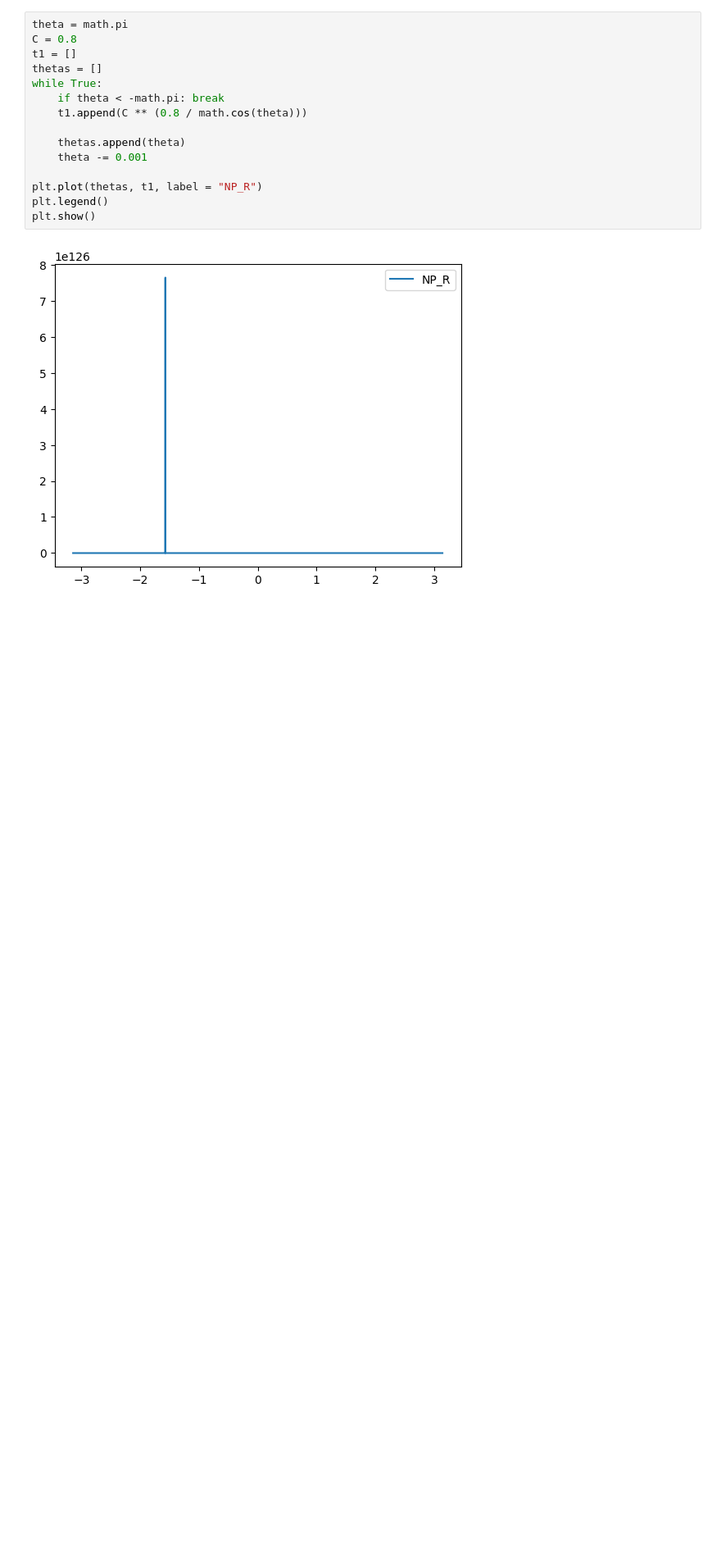
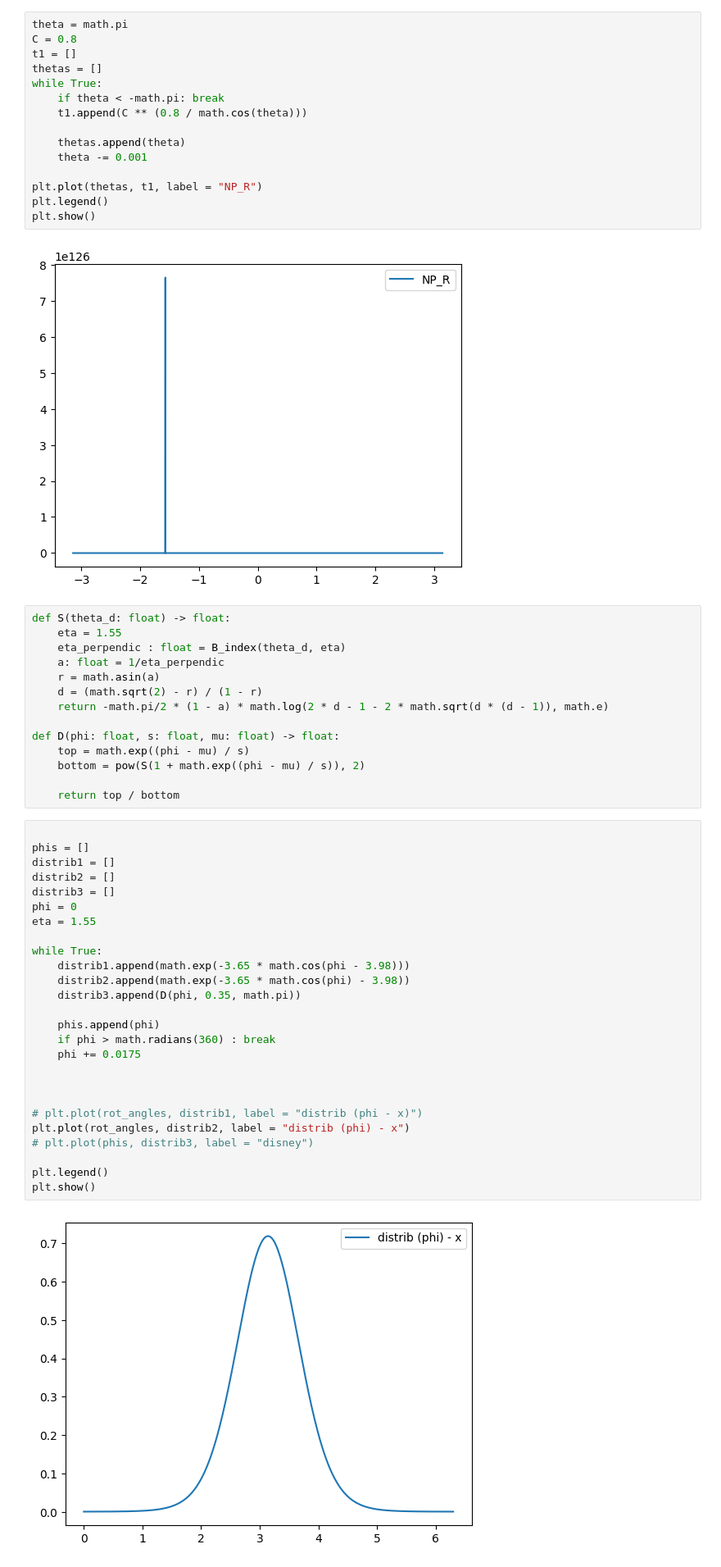
Before and after one commit to DenzellM-2054872/vkhr, a Jupyter notebook: plots/absorption.ipynb, the cells around one changed output. Shown at 82% size. Drawn from its saved outputs; the diff is of its cells as text; blank space fills up the shorter version.

```diff
--- a/plots/absorption.ipynb
+++ b/plots/absorption.ipynb
@@ -494,3 +494,45 @@ plt.legend()
 plt.show()
 # %% [output]
 [figure]
+# %%
+def S(theta_d: float) -> float:
+    eta = 1.55
+    eta_perpendic : float = B_index(theta_d, eta)
+    a: float = 1/eta_perpendic
+    r = math.asin(a)
+    d = (math.sqrt(2) - r) / (1 - r)
+    return -math.pi/2 * (1 - a) * math.log(2 * d - 1 - 2 * math.sqrt(d * (d - 1)), math.e)
+
+def D(phi: float, s: float, mu: float) -> float:
+    top = math.exp((phi - mu) / s)
+    bottom = pow(S(1 + math.exp((phi - mu) / s)), 2)
+
+    return top / bottom
+# %%
+
+phis = []
+distrib1 = []
+distrib2 = []
+distrib3 = []
+phi = 0
+eta = 1.55
+
+while True:
+    distrib1.append(math.exp(-3.65 * math.cos(phi - 3.98)))
+    distrib2.append(math.exp(-3.65 * math.cos(phi) - 3.98))
+    distrib3.append(D(phi, 0.35, math.pi))
+
+    phis.append(phi)
+    if phi > math.radians(360) : break
+    phi += 0.0175
+
+
+
+# plt.plot(rot_angles, distrib1, label = "distrib (phi - x)")
+plt.plot(rot_angles, distrib2, label = "distrib (phi) - x")
+# plt.plot(phis, distrib3, label = "disney")
+
+plt.legend()
+plt.show()
+# %% [output]
+[figure, added]
```
Also changed, not shown: parts of 2 cells of this notebook, 7 other files.
